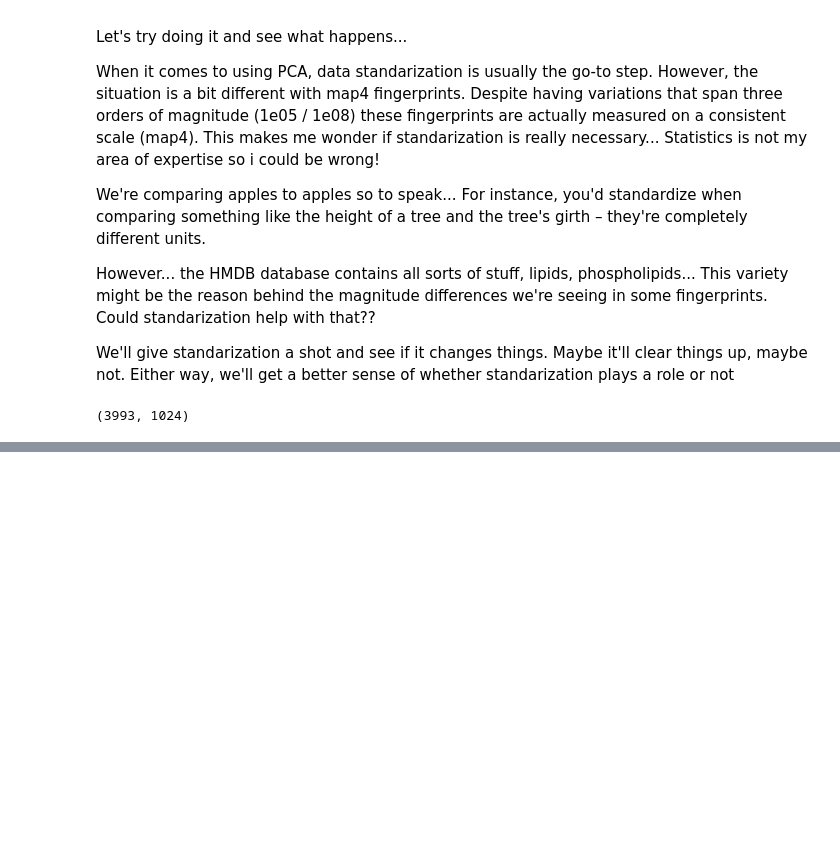
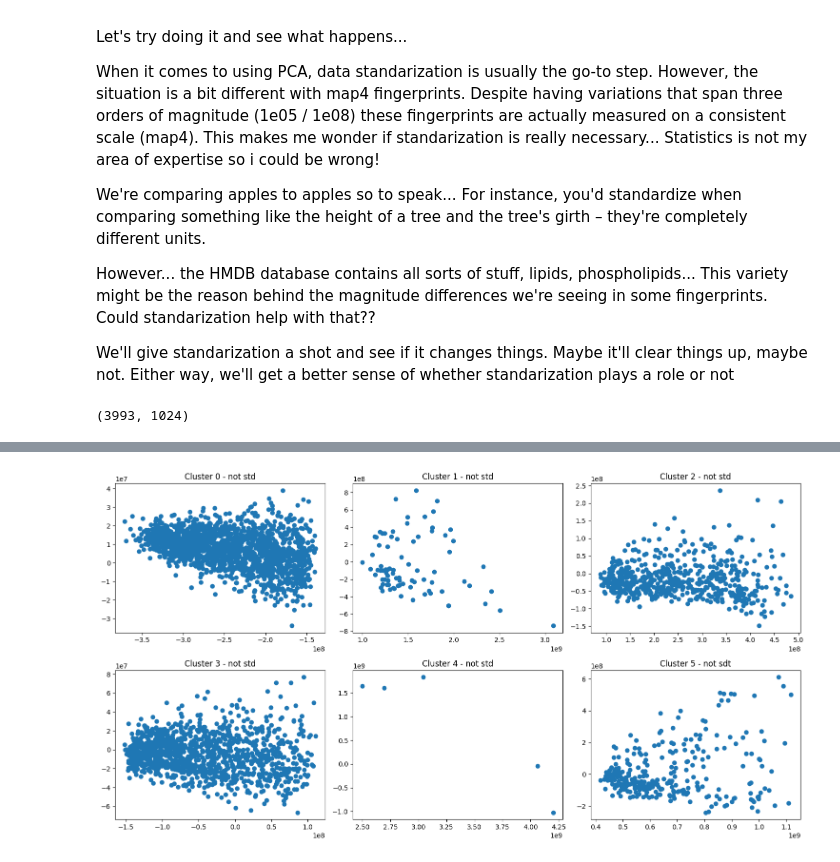
Before and after one commit to afloresep/map4, a Jupyter notebook: hugo-testing/test.ipynb, the cells around one changed output, grey strips where cells are left out. Drawn from its saved outputs; the diff is of its cells as text; code cells hidden in the pictures; blank space fills up the shorter version.

Commit message:
find k and subplot clusters

```diff
--- a/hugo-testing/test.ipynb
+++ b/hugo-testing/test.ipynb
@@ -131,7 +131,7 @@ results_df
 3993 rows × 5 columns
 # %%
 # Apply k-means clustering
-num_clusters = 100
+num_clusters = 6 # Best K = 6
 kmeans = KMeans(n_init = 500, n_clusters=num_clusters, random_state = 42)
 # %%
 label_not_std = kmeans.fit_predict(pca_not_std)
@@ -223,0 +168,9 @@ No artists with labels found to put in legend.  Note that artists whose label st
+# %%
+cluster_0 = results_df[results_df['cluster-std']==0]
+cluster_1 = results_df[results_df['cluster-std']==1]
+cluster_2 = results_df[results_df['cluster-std']==2]
+cluster_3 = results_df[results_df['cluster-std']==3]
+cluster_4 = results_df[results_df['cluster-std']==4]
+cluster_5 = results_df[results_df['cluster-std']==5]
+
+cluster_0
@@ -223,0 +191,71 @@ No artists with labels found to put in legend.  Note that artists whose label st
+# %%
+# Assuming you have 7 DataFrames named df1, df2, ..., df7
+# Each DataFrame has 'X' and 'Y' columns
+
+data_frames = [cluster_0, cluster_1, cluster_2, cluster_3, cluster_4, cluster_5]
+titles = ['cluster_0', 'cluster_1', 'cluster_2', 'cluster_3', 'cluster_4', 'cluster_5']
+
+# Create a 2x4 grid layout for 6 subplots
+num_rows = 2
+num_cols = 3
+fig, axis = plt.subplots(num_rows, num_cols, figsize=(15, 8))
+
+
+
+axis[0, 0].scatter(cluster_0.iloc[:,1], cluster_0.iloc[:,2])
+axis[0, 0].set_title("Cluster 0 - not std")
+
+axis[0, 1].scatter(cluster_1.iloc[:,1], cluster_1.iloc[:,2])
+axis[0, 1].set_title("Cluster 1 - not std")
+
+axis[0, 2].scatter(cluster_2.iloc[:,1], cluster_2.iloc[:,2])
+axis[0, 2].set_title("Cluster 2 - not std")
+
+axis[1, 0].scatter(cluster_3.iloc[:,1], cluster_3.iloc[:,2])
+axis[1, 0].set_title("Cluster 3 - not std")
+
+axis[1, 1].scatter(cluster_4.iloc[:,1], cluster_4.iloc[:,2])
+axis[1, 1].set_title("Cluster 4 - not std")
+
+axis[1, 2].scatter(cluster_5.iloc[:,1], cluster_5.iloc[:,2])
+axis[1, 2].set_title("Cluster 5 - not sdt")
+
+
+
+# Combine all the operations and display
+plt.tight_layout()
+plt.show()
+
+
+# Create a 2x4 grid layout for 6 subplots
+num_rows = 2
+num_cols = 3
+fig, axis = plt.subplots(num_rows, num_cols, figsize=(15, 8))
+
+
+
+axis[0, 0].scatter(cluster_0.iloc[:,3], cluster_0.iloc[:,4])
+axis[0, 0].set_title("Cluster 0 - std")
+
+axis[0, 1].scatter(cluster_1.iloc[:,3], cluster_1.iloc[:,4])
+axis[0, 1].set_title("Cluster 1 - std")
+
+axis[0, 2].scatter(cluster_2.iloc[:,3], cluster_2.iloc[:,4])
+axis[0, 2].set_title("Cluster 2 - std")
+
+axis[1, 0].scatter(cluster_3.iloc[:,3], cluster_3.iloc[:,4])
+axis[1, 0].set_title("Cluster 3 - std")
+
+axis[1, 1].scatter(cluster_4.iloc[:,3], cluster_4.iloc[:,4])
+axis[1, 1].set_title("Cluster 4 - std")
+
+axis[1, 2].scatter(cluster_5.iloc[:,3], cluster_5.iloc[:,4])
+axis[1, 2].set_title("Cluster 5 - sdt")
+
+
+
+# Combine all the operations and display
+plt.tight_layout()
+plt.show()
+# %% [output]
+[figure, added]
```
Also changed, not shown: parts of 10 cells of this notebook, 6 other files.
